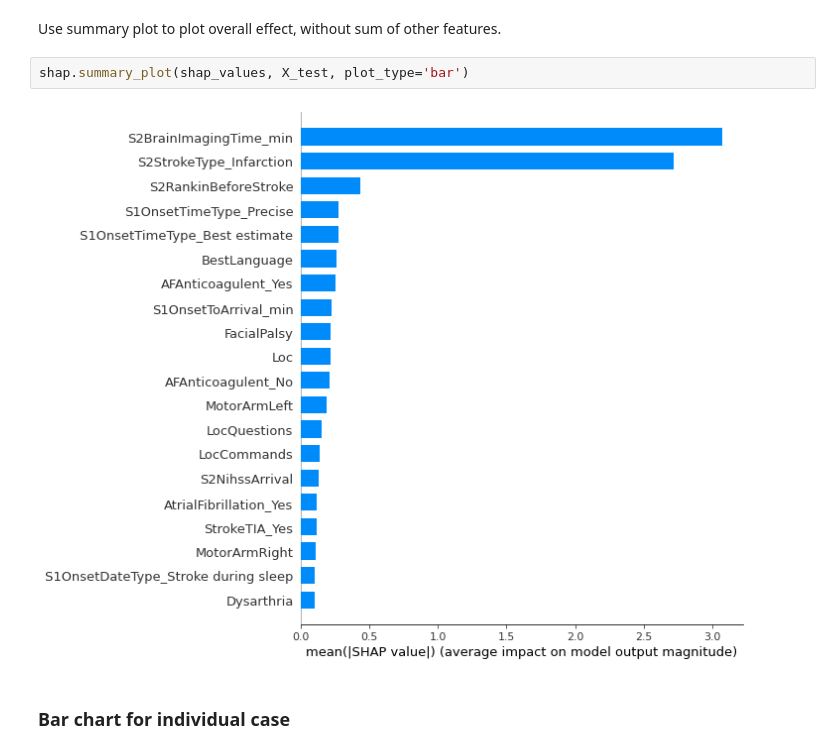
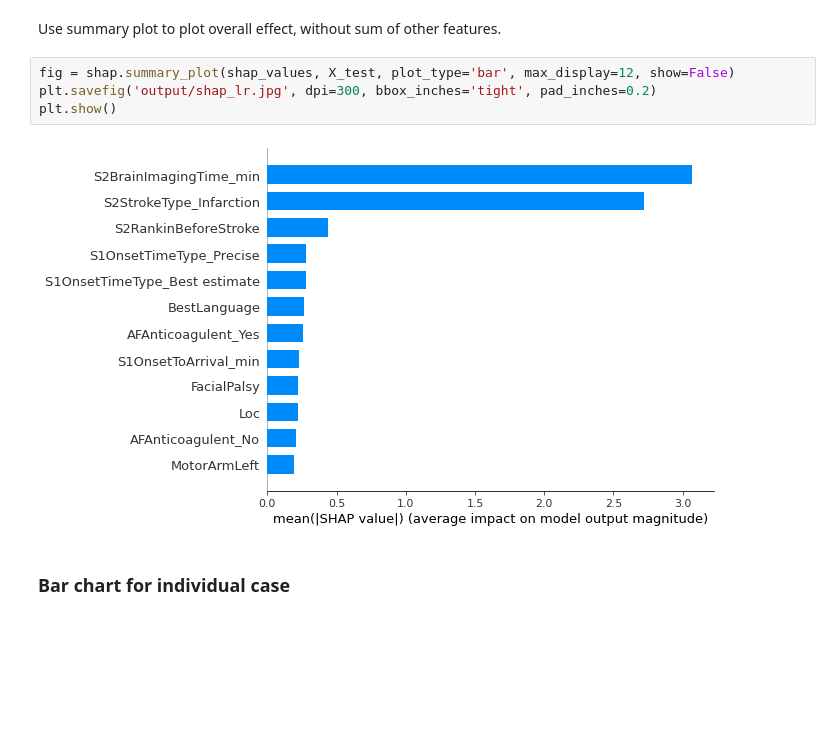
Before and after one commit to samuel-book/samuel-2, a Jupyter notebook: _sources/samuel_1/shap/01_log_reg_shap.ipynb, the cells around one changed output. Drawn from its saved outputs; the diff is of its cells as text; blank space fills up the shorter version.

```diff
--- a/_sources/samuel_1/shap/01_log_reg_shap.ipynb
+++ b/_sources/samuel_1/shap/01_log_reg_shap.ipynb
@@ -287,9 +287,11 @@ shap.plots.bar(shap_values_extended_ns, max_display=15)
 # %% [markdown]
 Use summary plot to plot overall effect, without sum of other features.
 # %%
-shap.summary_plot(shap_values, X_test, plot_type='bar')
+fig = shap.summary_plot(shap_values, X_test, plot_type='bar', max_display=12, show=False)
+plt.savefig('output/shap_lr.jpg', dpi=300, bbox_inches='tight', pad_inches=0.2)
+plt.show()
 # %% [output]
-[figure, old version]
+[figure, new version]
 # %% [markdown]
 ### Bar chart for individual case
 # %%
```
Also changed, not shown: parts of 8 cells of this notebook, 35 other files.
